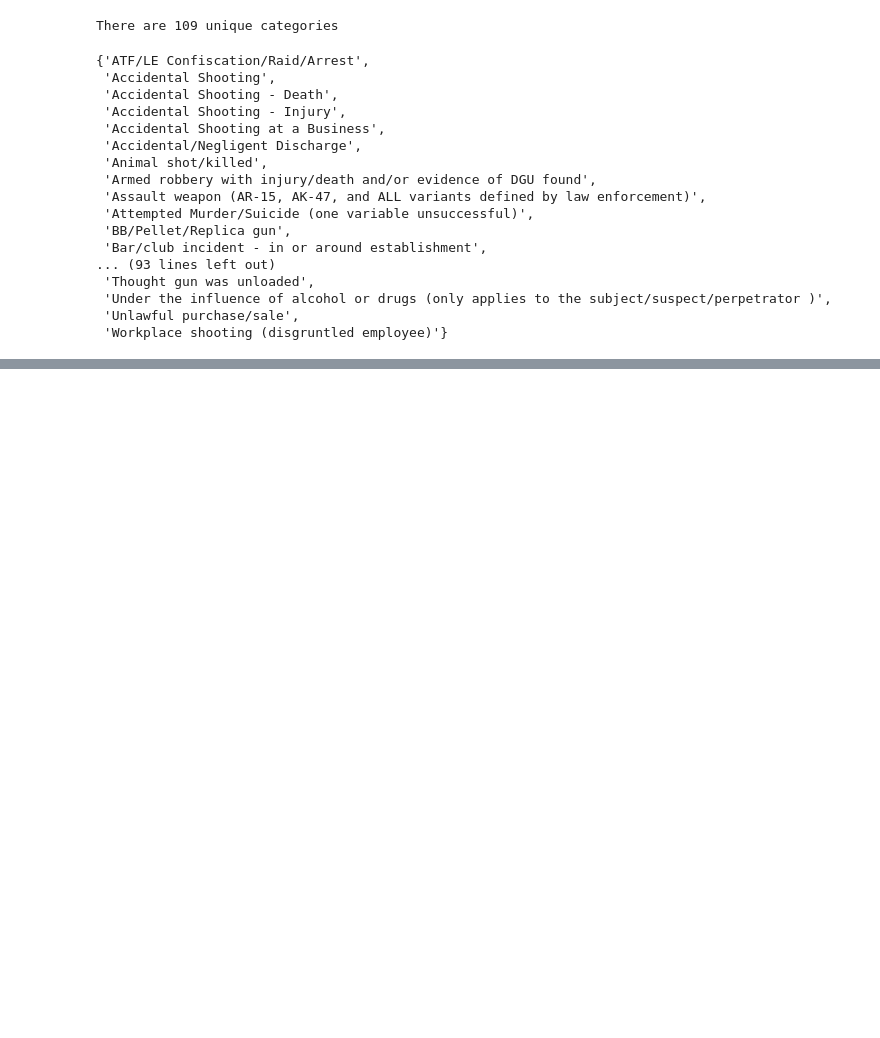
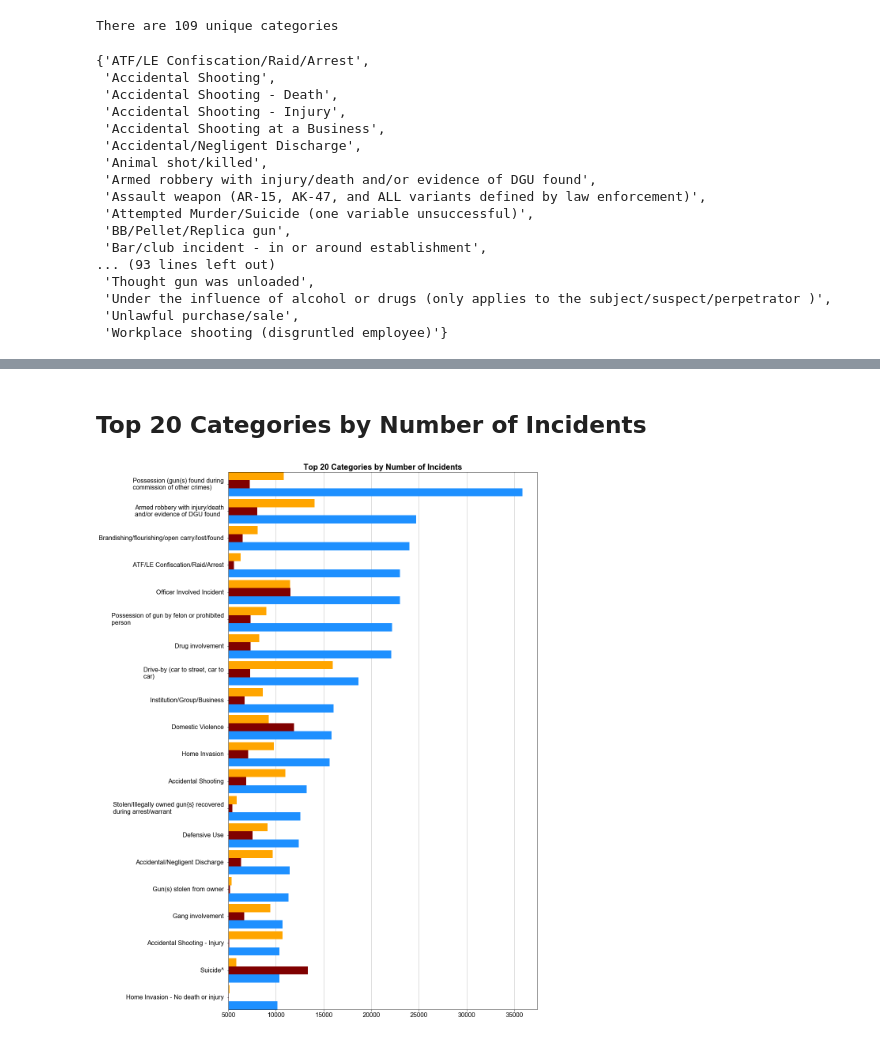
Before and after one commit to Demarsch/gun-violence, a Jupyter notebook: Code/Incident Categories.ipynb, the cells around one changed output, grey strips where cells are left out. Drawn from its saved outputs; the diff is of its cells as text; code cells hidden in the pictures; blank space fills up the shorter version.

```diff
--- a/Code/Incident Categories.ipynb
+++ b/Code/Incident Categories.ipynb
@@ -104,0 +117,4 @@ category_related_data.head()
+# %%
+# Lets drop some generic categories (these will be present in most of the categories)
+non_gen_cat_data = cat_data.iloc[4:].reset_index(drop=True)
+non_gen_cat_data.head()
@@ -104,0 +128,32 @@ category_related_data.head()
+# %%
+def multiliner(long_str):
+    lines = []
+    line = ''
+    words = long_str.split()
+    for word in words:
+        line = f'{line}{word} '
+        if len(line) > 30:
+            lines.append(line)
+            line = ''
+    if line:
+        lines.append(line)
+    return '\n'.join(lines)
+# %% [markdown]
+## Top 20 Categories by Number of Incidents
+# %%
+top_n_inc_data = non_gen_cat_data.head(20).iloc[::-1].reset_index(drop=True)
+bar_width = 0.3
+fig,ax = plt.subplots(figsize=(14,25))
+n_inc = ax.barh(top_n_inc_data.index, top_n_inc_data['Number of Incidents'], bar_width, color='dodgerblue')
+n_kil = ax.barh(top_n_inc_data.index + bar_width, top_n_inc_data['Total Killed'], bar_width, color='maroon')
+n_inj = ax.barh(top_n_inc_data.index + 2 * bar_width, top_n_inc_data['Total Injured'], bar_width, color='orange')
+ax.set_title('Top 20 Categories by Number of Incidents', fontdict=chart_config.title_font)
+ax.set_yticks(top_n_inc_data.index + bar_width)
+ax.set_yticklabels(top_n_inc_data['Category'].apply(multiliner),fontdict=chart_config.axis_font, wrap=True, ma='left',va='center')
+ax.set_xticklabels([5000 * i for i in range(1,8)], fontdict=chart_config.axis_font)
+ax.set_ylim(-0.15, 19.75)
+ax.grid(True, axis='x')
+ax.set_axisbelow(True)
+plt.show()
+# %% [output]
+[figure, added]
```
Also changed, not shown: parts of 8 cells of this notebook, 1 other file.
